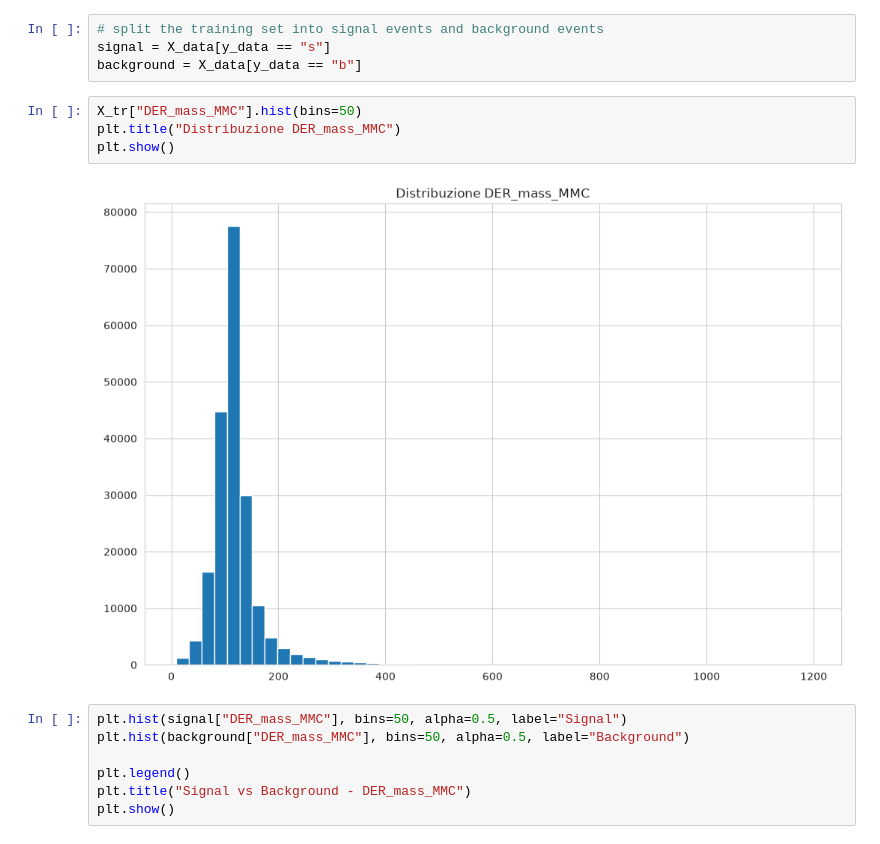
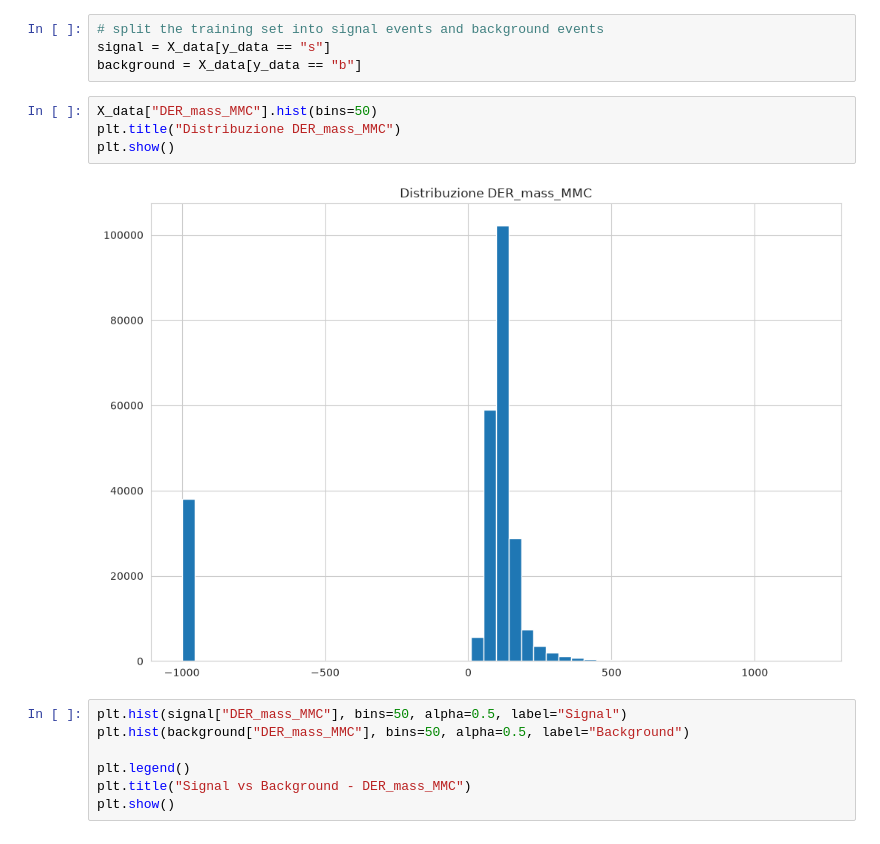
Before and after one commit to feenaldi/SCNSN_Project, a Jupyter notebook: Higgs.ipynb, the cells around one changed output. Drawn from its saved outputs; the diff is of its cells as text.

```diff
--- a/Higgs.ipynb
+++ b/Higgs.ipynb
@@ -137,11 +140,11 @@ Name: count, dtype: int64
 signal = X_data[y_data == "s"]
 background = X_data[y_data == "b"]
 # %%
-X_tr["DER_mass_MMC"].hist(bins=50)
+X_data["DER_mass_MMC"].hist(bins=50)
 plt.title("Distribuzione DER_mass_MMC")
 plt.show()
 # %% [output]
-[figure, old version]
+[figure, new version]
 # %%
 plt.hist(signal["DER_mass_MMC"], bins=50, alpha=0.5, label="Signal")
 plt.hist(background["DER_mass_MMC"], bins=50, alpha=0.5, label="Background")
```
Also changed, not shown: parts of 20 cells of this notebook, 3 other files.
